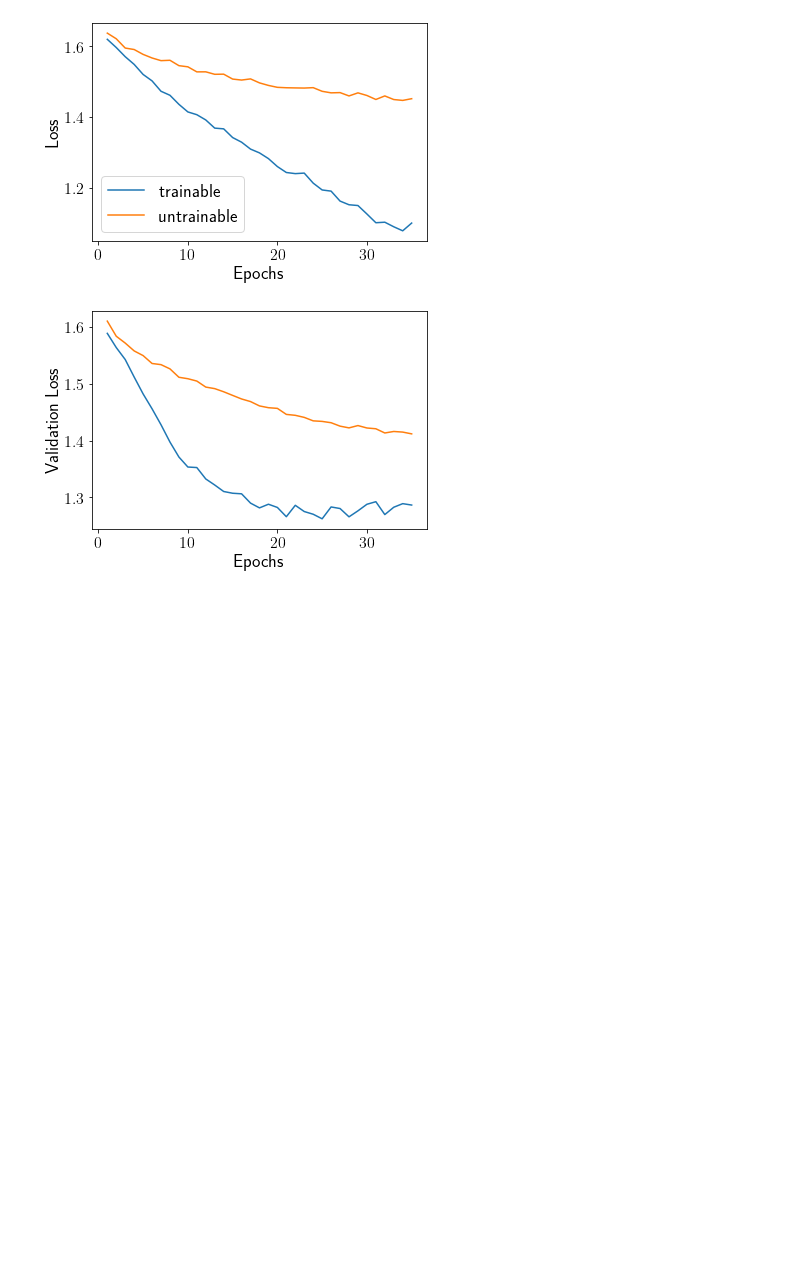
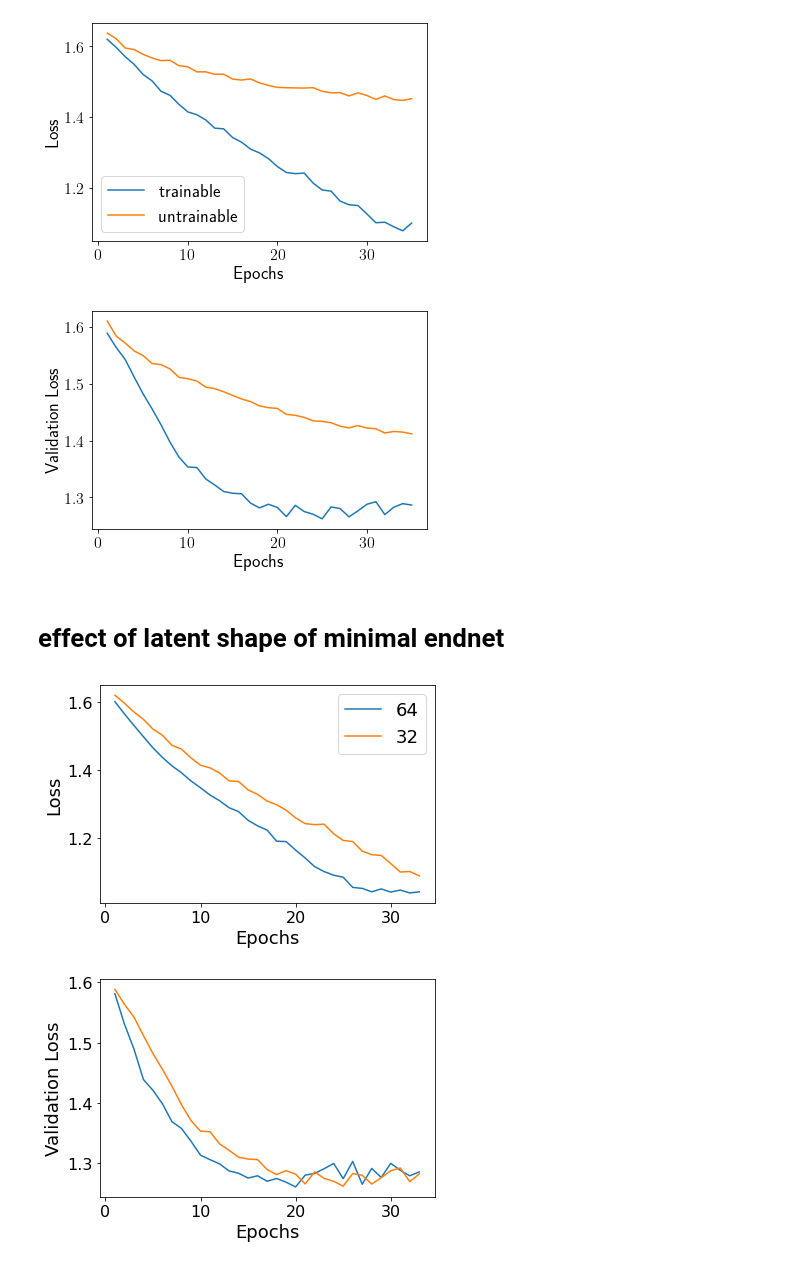
Before and after one commit to CarlaSa/AML_project, a Jupyter notebook: Show Full Training Results.ipynb, the cells around one changed output. Cells and saved outputs as stored; diff of their text form; code cells hidden in the pictures; blank space fills up the shorter version.

Commit message:
plots

```diff
--- a/Show Full Training Results.ipynb
+++ b/Show Full Training Results.ipynb
@@ -233,3 +235,14 @@ plot(a,label,save_images)
 # %% [output]
 [figure]
 [figure]
+# %% [markdown]
+# effect of latent shape of minimal endnet
+# %%
+a = ["26-09_05-02_aDAOG_cCEBAL_b100_e200_lr1e-05_lrsp5_es_nosig_fcc9_mini_ls64_nodoconv",
+"26-09_11-53_aDAOG_cCEBAL_b100_e200_lr1e-05_lrsp5_es_nosig_fcc9_mini_ls32_nodoconv"]
+label=["64", "32"]
+save_images=["full_ls_val", "full_ls_train"]
+plot(a,label,save_images)
+# %% [output]
+[figure, added]
+[figure, added]
```
Also changed, not shown: parts of 5 cells of this notebook.
